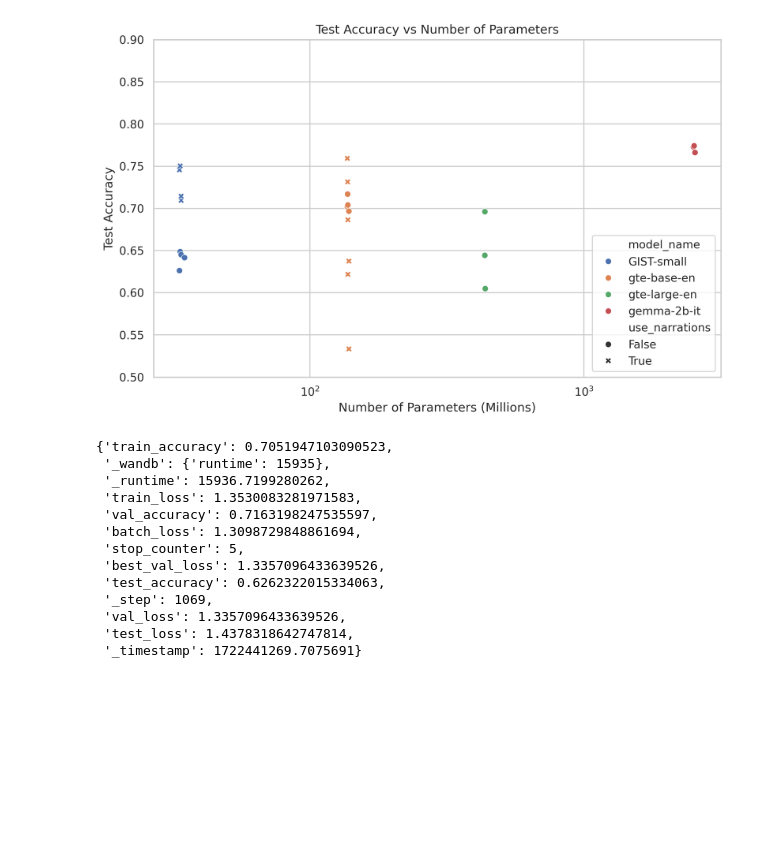
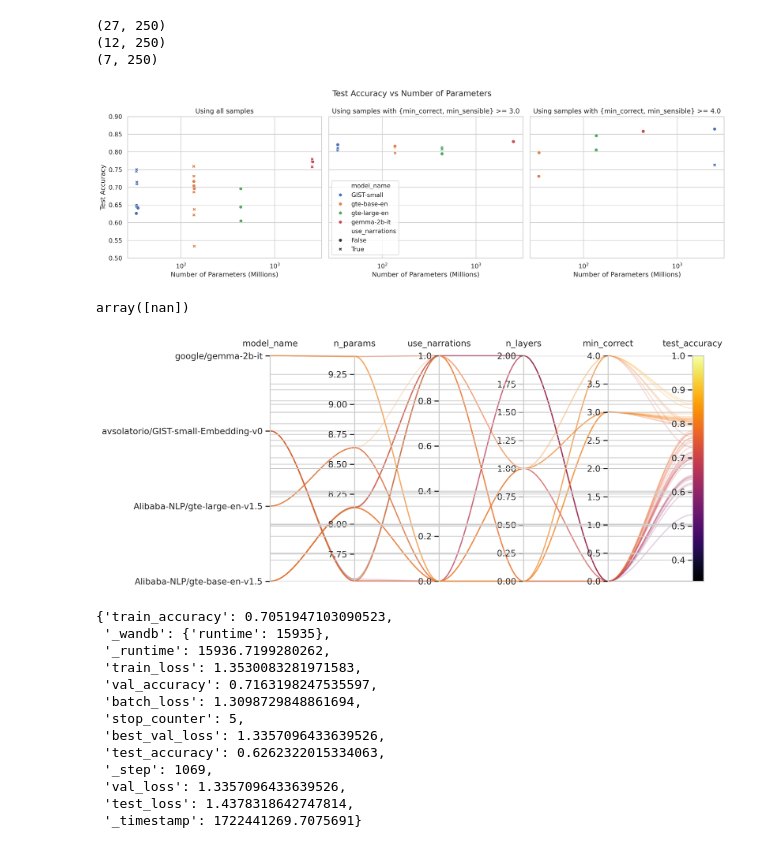
Before and after one commit to stevenabreu7/parse-ego4d, a Jupyter notebook: plot.ipynb, the cells around one changed output. Drawn from its saved outputs; the diff is of its cells as text; code cells hidden in the pictures; blank space fills up the shorter version.

Commit message:
update plot

```diff
--- a/plot.ipynb
+++ b/plot.ipynb
@@ -31,6 +287,8 @@ for run in runs:
         'model_name': run.config.get('model_name', None),
         'layer_sizes': run.config.get('layer_sizes', None),
         'use_narrations': run.config.get('use_narrations', None),
+        'min_correct': run.config.get('min_correct', 0.0),
+        'min_sensible': run.config.get('min_sensible', 0.0),
         "summary": run.summary._json_dict,
         "created_at": run.created_at,
         "tags": run.tags,
@@ -40,6 +298,9 @@ for run in runs:
         k = k.replace("test/_accuracy", "test_accuracy")
         k = k.replace("eval/_accuracy", "val_accuracy")
         k = k.replace("train/_accuracy", "train_accuracy")
+        row[k] = v
+
+    for k, v in run.config.items():
         row[k] = v
 
     if 'gemma' not in row['model_name']:
@@ -90,20 +362,52 @@ runs_df
 # %%
 import seaborn as sns
 import matplotlib.pyplot as plt
 
 sns.set_theme(style="whitegrid")
 
-plt.figure(figsize=(10, 6), dpi=300)
-df = runs_df.copy()
-df = df[df.test_accuracy > 0.5]
-df['model_name'] = df['model_name'].str.split('/').str[1]
-df['model_name'] = df['model_name'].str.replace("-Embedding-v0", "").str.replace("-v1.5", "")
-sns.scatterplot(data=df, x='n_params (M)', y='test_accuracy', hue='model_name', style="use_narrations")
-plt.xlabel('Number of Parameters (Millions)')
-plt.ylabel('Test Accuracy')
-plt.ylim(0.5, 0.9)
-plt.xscale('log')
-plt.title('Test Accuracy vs Number of Parameters')
+fig, axs = plt.subplots(nrows=1, ncols=3, figsize=(16, 5), dpi=300, sharex=True, sharey=True)
+fig.suptitle("Test Accuracy vs Number of Parameters")
+
+for idx, min_correct in enumerate([0.0, 3.0, 4.0]):
+    ax = axs[idx]
+    df = runs_df.copy()
+    df = df[df.test_accuracy > 0.5]
+    df = df[df.min_correct == min_correct]
+    print(df.shape)
+    df['model_name'] = df['model_name'].str.split('/').str[1]
+    df['model_name'] = df['model_name'].str.replace("-Embedding-v0", "").str.replace("-v1.5", "")
+    sns.scatterplot(data=df, x='n_params (M)', y='test_accuracy', hue='model_name', style="use_narrations", ax=ax, legend=(idx==1))
+    ax.set_xlabel('Number of Parameters (Millions)')
+    ax.set_ylabel('Test Accuracy')
+    ax.set_ylim(0.5, 0.9)
+    ax.set_xscale('log')
+    ax.set_title('Using all samples' if min_correct == 0.0 else f'Using samples with {{min_correct, min_sensible}} >= {min_correct}')
+plt.tight_layout()
 plt.show()
 # %% [output]
+(27, 250)
+(12, 250)
+(7, 250)
-[figure, old version]
+[figure, new version]
+# %%
+df.n_layers.unique()
+# %% [output]
+array([nan])
+# %%
+df = runs_df.copy()
+df = df[df['model_name'] != 'google/mobilebert-uncased']
+df = df[df.test_accuracy >= 0.0]
+df = df[df.test_accuracy <= 1.0]
+df['n_params'] = df['n_params'].apply(lambda x: 1 if x is None or x < 1 else np.log(x) / np.log(10))
+df['n_layers'] = df['layer_sizes'].apply(lambda x: 0 if x is None else len(x))#(lambda x: 0 if x == "" or x is None else x.count(",")+1)
+cols = 'model_name n_params use_narrations n_layers min_correct test_accuracy'.split(' ')
+# cols = 'model_name test_accuracy'.split(' ')
+# cols = 'use_narrations test_accuracy'.split(' ')
+ytype = [[], [], 'categorical', [], [], []]
+# ytype = ['categorical', []]
+ylims = [[], [df.n_params.min(), df.n_params.max()], [], [0, df.n_layers.max()], [0.0, 4.0], [df.test_accuracy.min(), 1.0]]
+# ylims = [[], [0.0, 1.0]]
+pcp(df[cols].to_numpy(), cols, ytype, ylims, dpi=300, alpha=0.2)
+plt.show()
+# %% [output]
+[figure, added]
```
Also changed, not shown: parts of 7 cells of this notebook.
